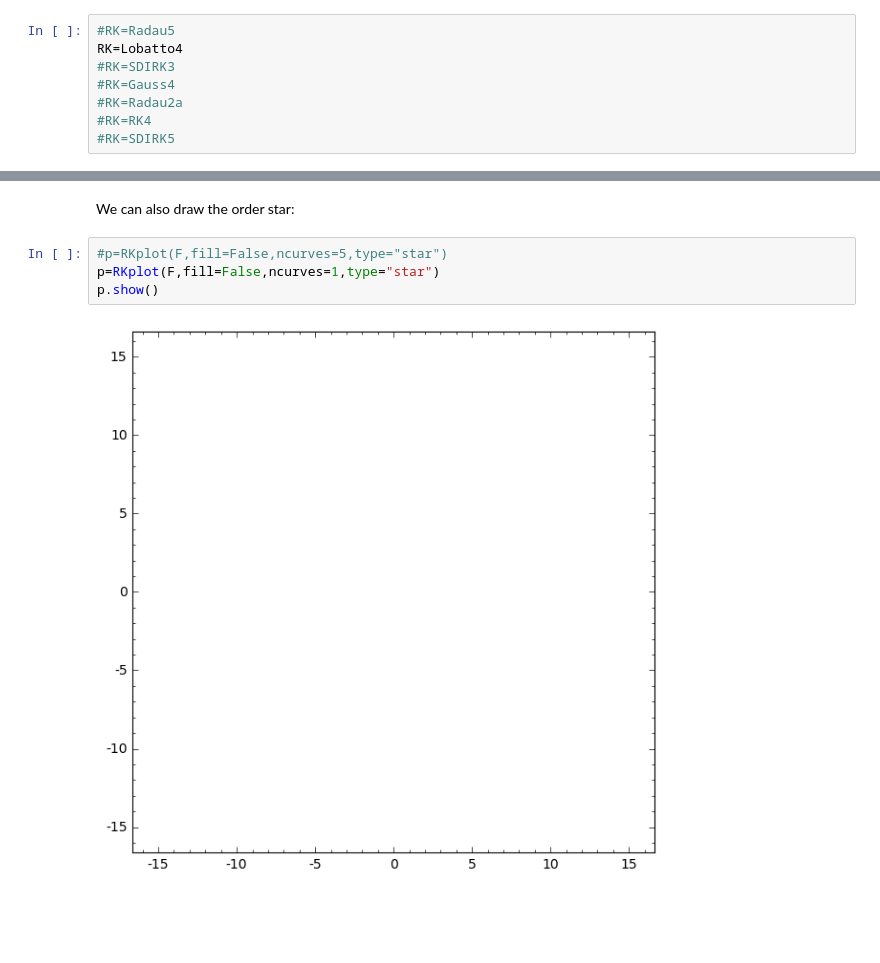
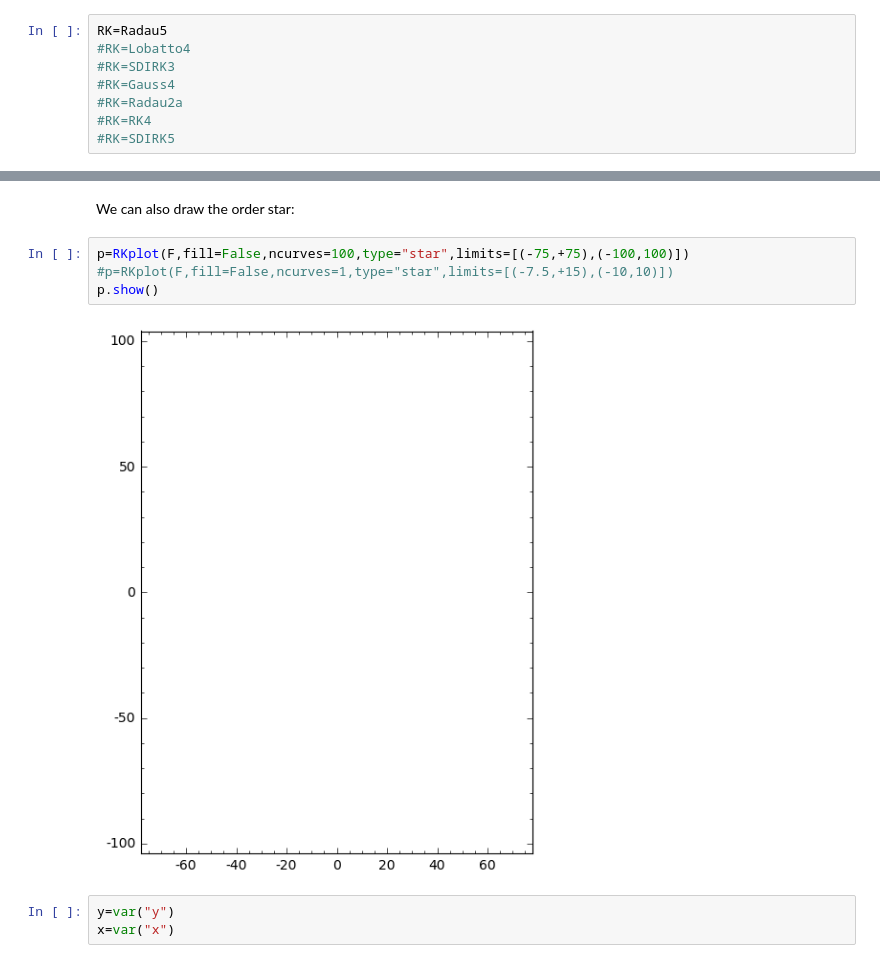
Before and after one commit to Thierry-Dumont/RKkit, a Jupyter notebook: Example.ipynb, the cells around one changed output, grey strips where cells are left out. Drawn from its saved outputs; the diff is of its cells as text; blank space fills up the shorter version.

```diff
--- a/Example.ipynb
+++ b/Example.ipynb
@@ -12,8 +12,8 @@ load("lobatto4.sage","radau5.sage","sdirk3.sage","gauss4.sage","radau2a.sage","r
 # %% [markdown]
 Choose one formula:
 # %%
-#RK=Radau5
-RK=Lobatto4
+RK=Radau5
+#RK=Lobatto4
 #RK=SDIRK3
 #RK=Gauss4
 #RK=Radau2a
@@ -86,8 +88,11 @@ p.show()
 # %% [markdown]
 We can also draw the order star:
 # %%
-#p=RKplot(F,fill=False,ncurves=5,type="star")
-p=RKplot(F,fill=False,ncurves=1,type="star")
+p=RKplot(F,fill=False,ncurves=100,type="star",limits=[(-75,+75),(-100,100)])
+#p=RKplot(F,fill=False,ncurves=1,type="star",limits=[(-7.5,+15),(-10,10)])
 p.show()
 # %% [output]
-[figure, old version]
+[figure, new version]
+# %%
+y=var("y")
+x=var("x")
```
Also changed, not shown: parts of 11 cells of this notebook, 2 other files.
